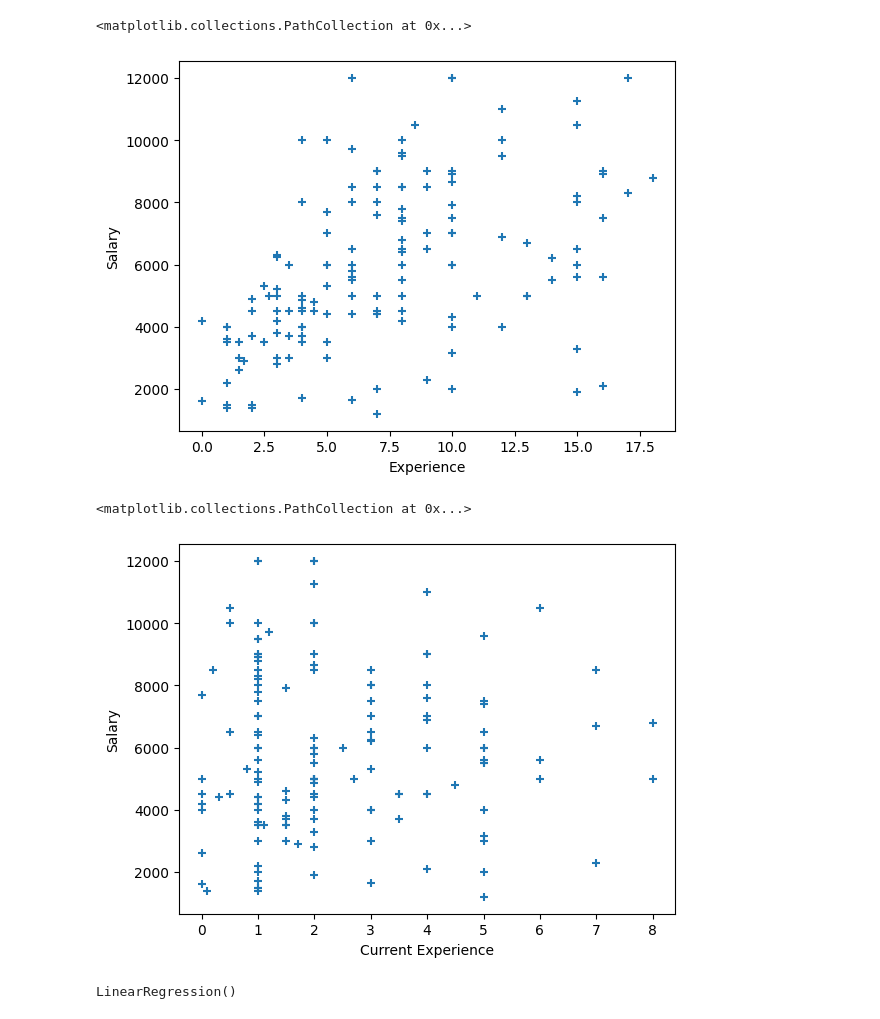
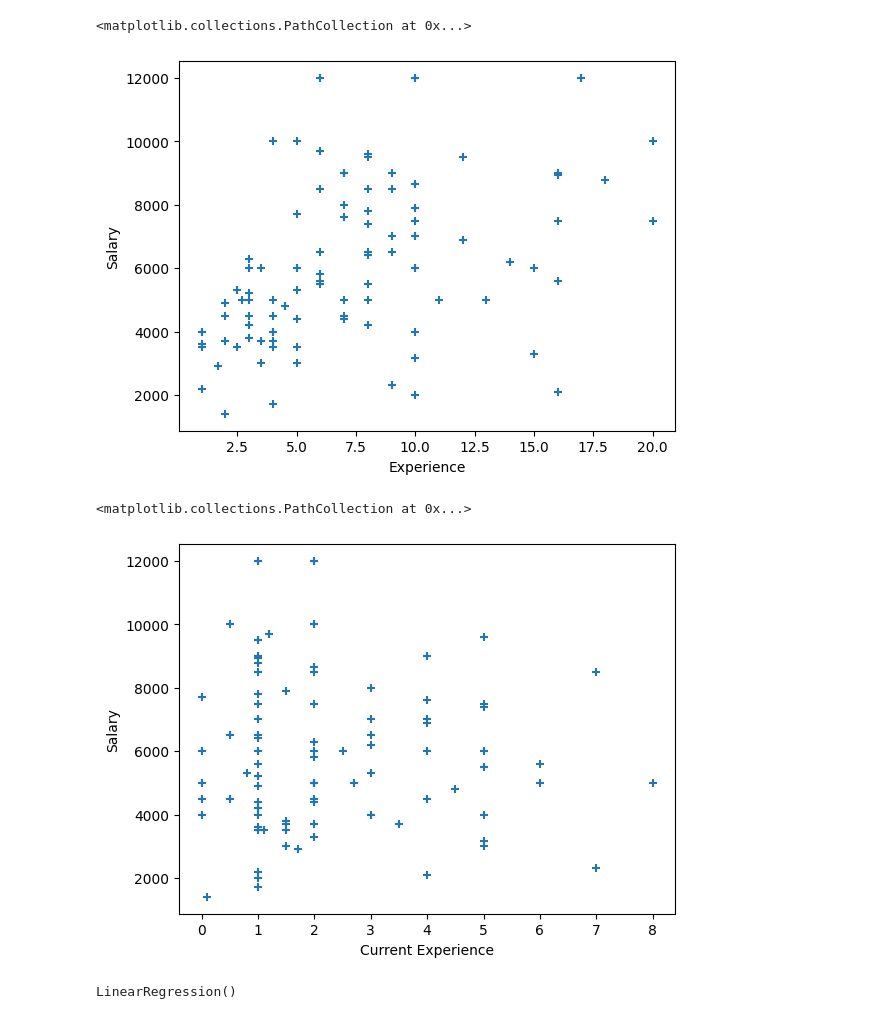
Before and after one commit to zyppyvids/SalaryRegressionPredictor, a Jupyter notebook: salaries_itbulgaria.ipynb, the cells around one changed output. Cells and saved outputs as stored; diff of their text form; code cells hidden in the pictures.

Commit message:
Major changes in data of the model and model accuracy

```diff
--- a/salaries_itbulgaria.ipynb
+++ b/salaries_itbulgaria.ipynb
@@ -8,6 +8,6 @@ import numpy as np
 import pandas as pd
 from sklearn import linear_model
 # %%
-salaries = pd.read_csv("salaryrangesbg.csv")
+salaries = pd.read_csv("data.csv")
 salaries
 # %% [output]
@@ -28,6 +28,6 @@ salaries
 salaries_copy = salaries.copy()
 
 # We filter the faulty rows (current experience cannot be higher than overall experience, salary cannot be 0)
-salaries_copy = salaries_copy[(salaries_copy.curexp <= salaries_copy.exp) & (salaries_copy.salary != 0)]
+salaries_copy = salaries_copy[(salaries_copy.curexp <= salaries_copy.exp) & (salaries_copy.salary != 0) & (salaries_copy.stsalary != 0) & (salaries_copy.stsalary <= salaries_copy.salary)]
 salaries_copy
 # %% [output]
@@ -123,5 +123,18 @@ upper_boundary = Q3 + 1.5 * IQR
 lower_boundary = Q1 - 1.5 * IQR
 
 salaries_copy = salaries_copy[(salaries_copy.curexp <= upper_boundary) & (salaries_copy.curexp >= lower_boundary)]
+
+# PEOPLE MANAGE
+Q1 = np.percentile(salaries_copy.peoplemanage, 25,
+                   method = 'midpoint')
+
+Q3 = np.percentile(salaries_copy.peoplemanage, 75,
+                   method = 'midpoint')
+IQR = Q3 - Q1
+
+upper_boundary = Q3 + 1.5 * IQR
+lower_boundary = Q1 - 1.5 * IQR
+
+salaries_copy = salaries_copy[(salaries_copy.peoplemanage <= upper_boundary) & (salaries_copy.peoplemanage >= lower_boundary)]
 salaries_copy
 # %% [output]
@@ -140,0 +154,8 @@ salaries_copy
+# %%
+# Label encoding happens here
+salaries_dummies = pd.get_dummies(salaries_copy.position)
+
+salaries_merged = pd.concat([salaries_copy, salaries_dummies], axis = 1)
+
+salaries_filtered = salaries_merged.drop(['position', 'QA'], axis = 1)
+salaries_filtered
@@ -144,19 +179,19 @@ import matplotlib.pyplot as plt
 # %%
 plt.xlabel('Experience')
 plt.ylabel('Salary')
 
-plt.scatter(salaries_copy.exp, salaries_copy.salary, marker = '+')
+plt.scatter(salaries_filtered.exp, salaries_filtered.salary, marker = '+')
 # %% [output]
 <matplotlib.collections.PathCollection at 0x...>
-[figure, old version]
+[figure, new version]
 # %%
 plt.xlabel('Current Experience')
 plt.ylabel('Salary')
 
-plt.scatter(salaries_copy.curexp, salaries_copy.salary, marker = '+')
+plt.scatter(salaries_filtered.curexp, salaries_filtered.salary, marker = '+')
 # %% [output]
 <matplotlib.collections.PathCollection at 0x...>
-[figure, old version]
+[figure, new version]
 # %%
 # The model creation happens here
 regression = linear_model.LinearRegression()
```
Also changed, not shown: parts of 14 cells of this notebook, 4 other files.
